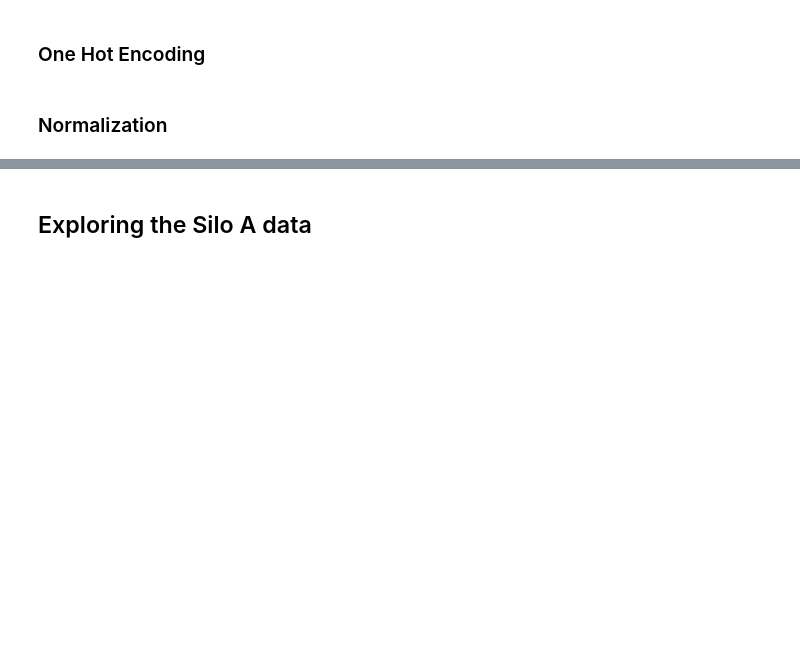
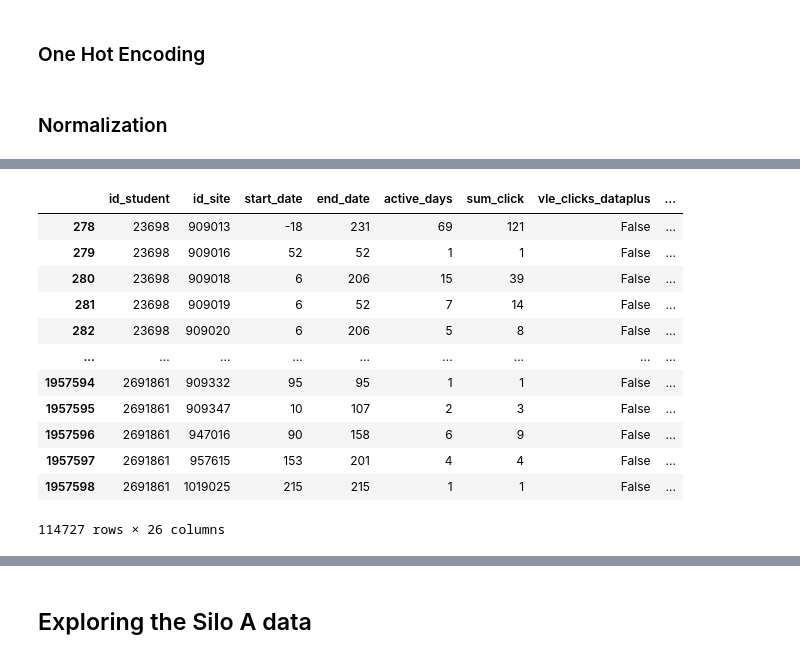
Before and after one commit to Peilong/JayQuery, a Jupyter notebook: notebooks/2026_05_20-EDA_Notebook-v1.ipynb, the cells around one changed output, grey strips where cells are left out. Drawn from its saved outputs; the diff is of its cells as text; code cells hidden in the pictures; blank space fills up the shorter version.

```diff
--- a/notebooks/2026_05_20-EDA_Notebook-v1.ipynb
+++ b/notebooks/2026_05_20-EDA_Notebook-v1.ipynb
@@ -622,0 +770,5 @@ silo_a_encoded_df
+# %%
+silo_b_df = pd.merge(
+    dfs['studentVle'],
+    dfs['vle'].drop(axis=1,columns=['code_module','code_presentation','week_from','week_to']),
+    on='id_site',how='left').drop(axis=1,columns=['code_module','code_presentation']
@@ -622,0 +791,5 @@ silo_a_encoded_df
+# %%
+silo_b_agg = (
+    silo_b_df.groupby(['id_student', 'id_site', 'date', 'activity_type'], as_index=False)['sum_click']
+    .sum()
+)
@@ -622,0 +812,12 @@ silo_a_encoded_df
+# %%
+silo_b_agg_date_reduced = (
+    silo_b_agg.groupby(['id_student', 'id_site','activity_type'], as_index=False)
+    .agg(
+        start_date=('date', 'min'),
+        end_date=('date', 'max'),
+        active_days=('date', 'nunique'),
+        sum_click=('sum_click','sum')
+    )
+)
+
+silo_b_agg_date_reduced
@@ -622,0 +838,21 @@ silo_a_encoded_df
+# %%
+activity_df = pd.get_dummies(dfs['vle'],columns=['activity_type'], prefix='vle_clicks').drop(axis=1,columns=['week_from','week_to'])
+silo_b_agg_enc = pd.merge(silo_b_agg_date_reduced, activity_df, on='id_site', how='left').drop(axis=1,labels=['activity_type'])
+silo_b_agg_enc = silo_b_agg_enc[silo_b_agg_enc['code_module']=='CCC']
+silo_b_agg_enc = silo_b_agg_enc[silo_b_agg_enc['code_presentation']=='2014J']
+silo_b_agg_enc.drop(axis=1,columns=['code_module','code_presentation'],inplace=True)
+silo_b_agg_enc
+# %% [output]
+|  | id_student | id_site | start_date | end_date | active_days | sum_click | vle_clicks_dataplus | ... |
+| 278 | 23698 | 909013 | -18 | 231 | 69 | 121 | False | ... |
+| 279 | 23698 | 909016 | 52 | 52 | 1 | 1 | False | ... |
+| 280 | 23698 | 909018 | 6 | 206 | 15 | 39 | False | ... |
+| 281 | 23698 | 909019 | 6 | 52 | 7 | 14 | False | ... |
+| 282 | 23698 | 909020 | 6 | 206 | 5 | 8 | False | ... |
+| ... | ... | ... | ... | ... | ... | ... | ... | ... |
+| 1957594 | 2691861 | 909332 | 95 | 95 | 1 | 1 | False | ... |
+| 1957595 | 2691861 | 909347 | 10 | 107 | 2 | 3 | False | ... |
+| 1957596 | 2691861 | 947016 | 90 | 158 | 6 | 9 | False | ... |
+| 1957597 | 2691861 | 957615 | 153 | 201 | 4 | 4 | False | ... |
+| 1957598 | 2691861 | 1019025 | 215 | 215 | 1 | 1 | False | ... |
+114727 rows × 26 columns
```
Also changed, not shown: parts of 25 cells of this notebook, 1 other file.
